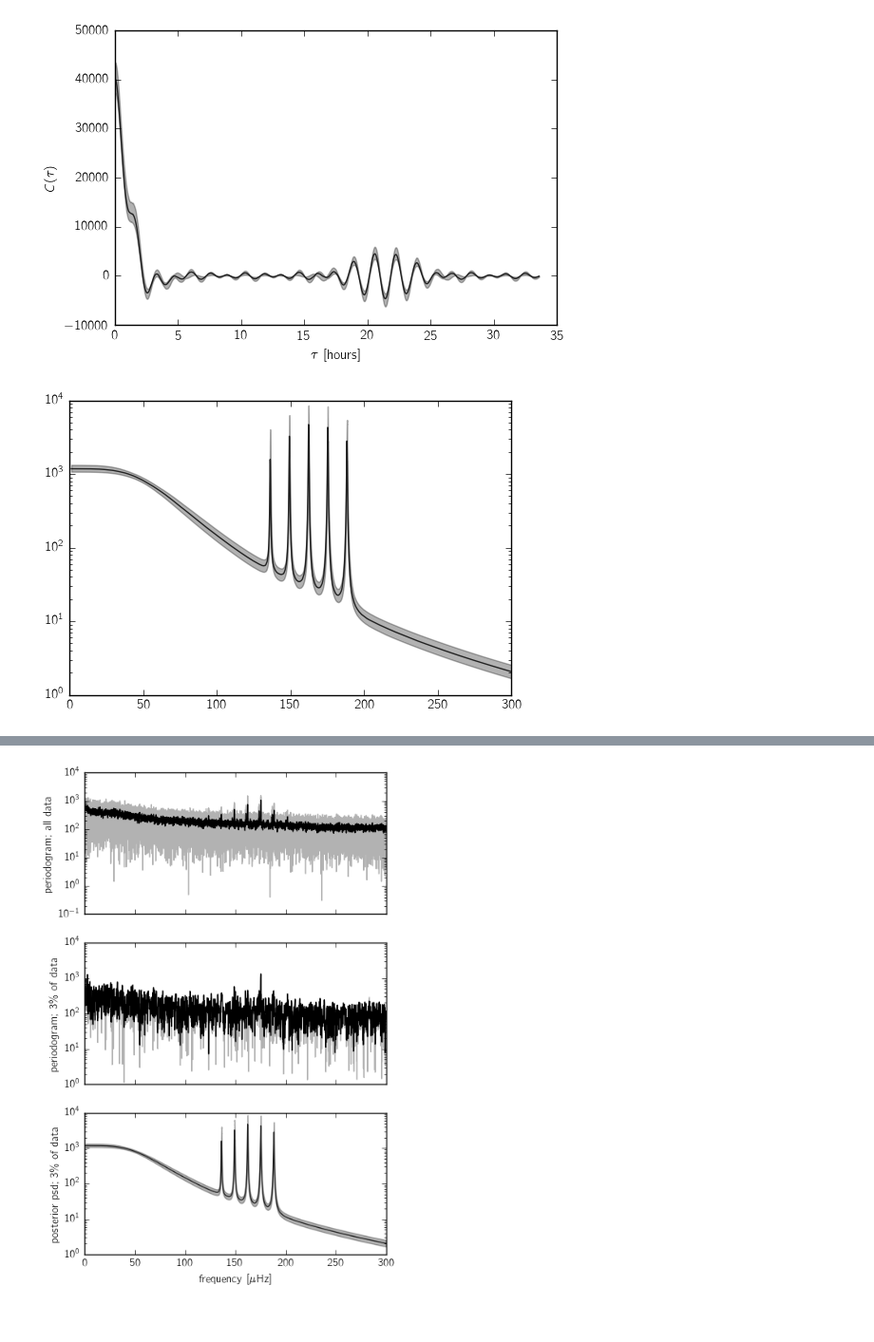
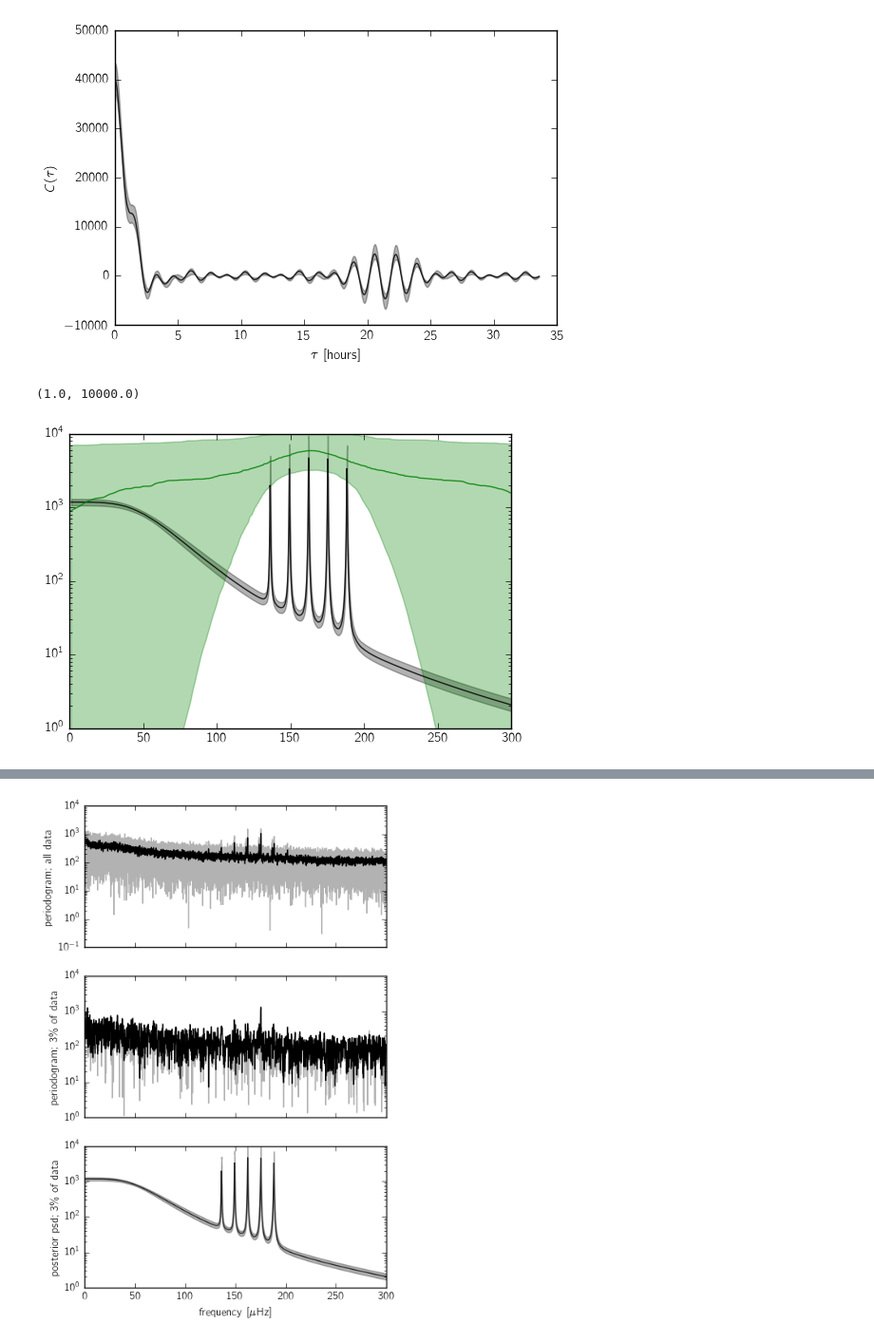
Before and after one commit to dfm/celerite, a Jupyter notebook: python/examples/astero-demo.ipynb, the cells around one changed output, grey strips where cells are left out. Shown at 95% size. Drawn from its saved outputs; the diff is of its cells as text; code cells hidden in the pictures.

```diff
--- a/python/examples/astero-demo.ipynb
+++ b/python/examples/astero-demo.ipynb
@@ -203,7 +203,7 @@ p0 = np.concatenate((
         np.log(delta_nu*uHz_conv),      # log(delta_nu)
         9.0,                            # log(amp_max)
         0.0,                            # offset between nu_max and central freq. spike
-        np.log(delta_nu*uHz_conv),      # width of envelope
+        2.0*np.log(delta_nu*uHz_conv),  # variance of envelope
         5.0                             # log(q_factor)
     ]
 ))
@@ -248,7 +248,11 @@ def nll(p):
     ll = gp.log_likelihood(fit_y)
     if not np.isfinite(ll):
         return 1e10
-    return -ll + 0.5*params[6]**2  # Regularize delta_nu_max_0 towards 0
+    return (
+        -ll +
+        0.5*params[6]**2 +  # Regularize delta_nu_max_0 towards 0
+        0.5*((0.5*params[7] - params[4])/params[4])**2
+    )
 
 # Maximimize the non-periodic components
 param_mask[:] = False
@@ -363,11 +371,15 @@ autocorr.integrated_time(np.mean(sampler.get_coords(discard=100), axis=1), c=1)
 time_grid = np.linspace(0, 1.4, 5000)
 psds = []
 acors = []
-samples = sampler.get_coords(discard=100, flat=True)
+envs = []
+samples = sampler.get_coords(discard=500, flat=True)
 for s in samples[np.random.randint(len(samples), size=1000)]:
+#     s = np.array(s)
+#     s[7] = 2*s[4]
     gp = build_gp(s)
     psds.append(gp.get_kernel_psd(2*np.pi*freq))
     acors.append(gp.get_kernel_value(time_grid))
+    envs.append(0.5*np.log(2./np.pi) + s[5] - 0.5*(freq - np.exp(s[3]))**2 * np.exp(-s[7]))
 # %%
 q = np.percentile(acors, [16, 50, 84], axis=0)
 plt.fill_between(time_grid * 24, q[0], q[2], color="k", alpha=0.3)
@@ -380,10 +392,17 @@ plt.savefig(format_filename("acor"), bbox_inches="tight")
 # %%
 q = np.percentile(psds, [16, 50, 84], axis=0)
 plt.fill_between(freq_uHz, q[0], q[2], color="k", alpha=0.3)
 plt.plot(freq_uHz, q[1], "k", alpha=0.8)
 plt.yscale("log")
+ylim = plt.gca().get_ylim()
+
+q = np.percentile(np.exp(envs), [16, 50, 84], axis=0)
+plt.fill_between(freq_uHz, q[0], q[2], color="g", alpha=0.3)
+plt.plot(freq_uHz, q[1], "g", alpha=0.8)
+plt.ylim(ylim)
 # %% [output]
+(1.0, 10000.0)
-[figure, old version]
+[figure, new version]
 # %%
 s = np.exp(samples[:, 3:5])/uHz_conv
 nu_max_pub = 171.94, 3.62
```
Also changed, not shown: parts of 8 cells of this notebook.
